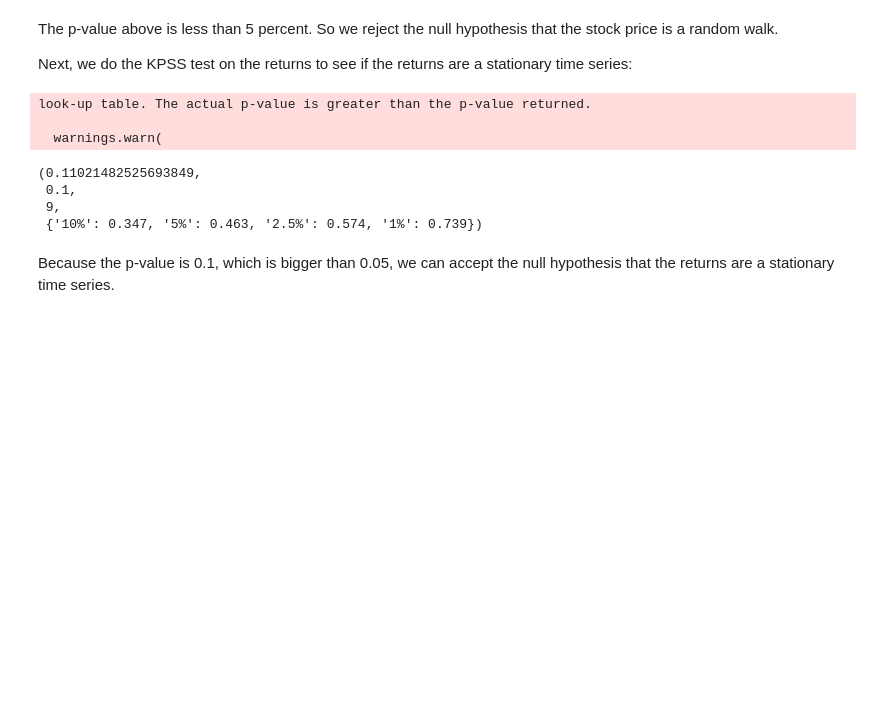
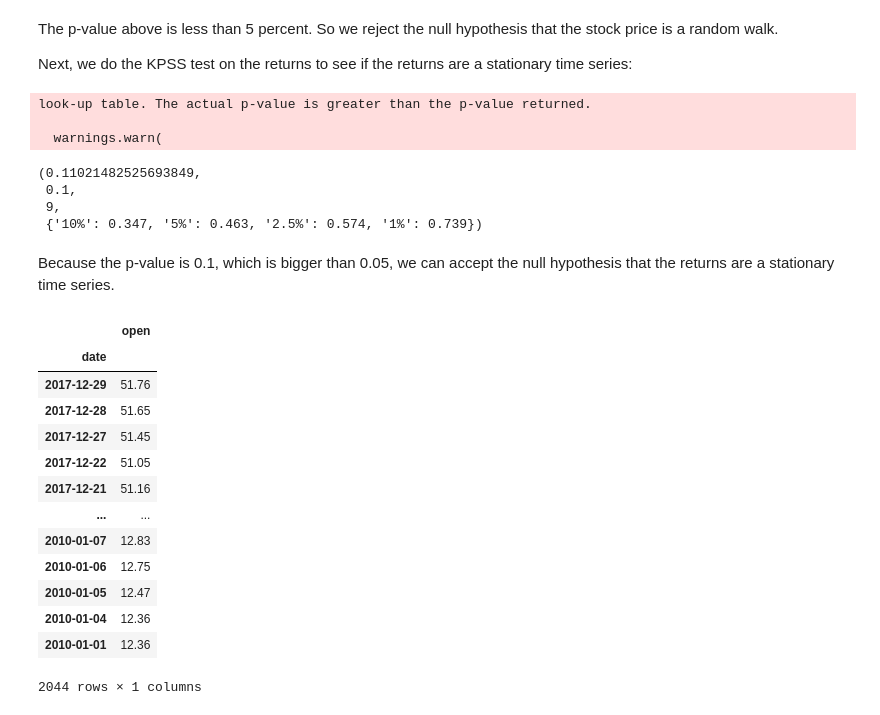
Before and after one commit to nhongphuc/Stock-prediction, a Jupyter notebook: Capstone3.ipynb, the cells around one changed output. Saved outputs shown, nothing was run; the diff lists cells and outputs as text; code cells hidden in the pictures; blank space fills up the shorter version.

```diff
--- a/Capstone3.ipynb
+++ b/Capstone3.ipynb
@@ -136,3 +142,21 @@ look-up table. The actual p-value is greater than the p-value returned.
  {'10%': 0.347, '5%': 0.463, '2.5%': 0.574, '1%': 0.739})
 # %% [markdown]
 Because the p-value is 0.1, which is bigger than 0.05, we can accept the null hypothesis that the returns are a stationary time series.
+# %%
+#Finally, we save the prices and the returns as csv files.
+data_before_2018.to_csv('p')
+# %% [output]
+|  | open |
+| date |  |
+| 2017-12-29 | 51.76 |
+| 2017-12-28 | 51.65 |
+| 2017-12-27 | 51.45 |
+| 2017-12-22 | 51.05 |
+| 2017-12-21 | 51.16 |
+| ... | ... |
+| 2010-01-07 | 12.83 |
+| 2010-01-06 | 12.75 |
+| 2010-01-05 | 12.47 |
+| 2010-01-04 | 12.36 |
+| 2010-01-01 | 12.36 |
+2044 rows × 1 columns
```
Also changed, not shown: parts of 4 cells of this notebook, 2 other files.
